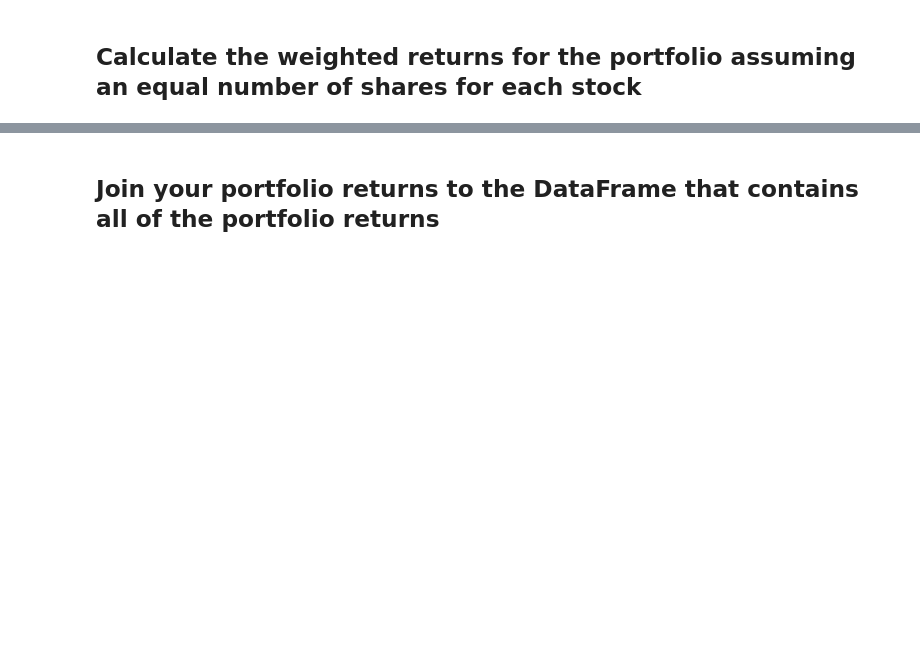
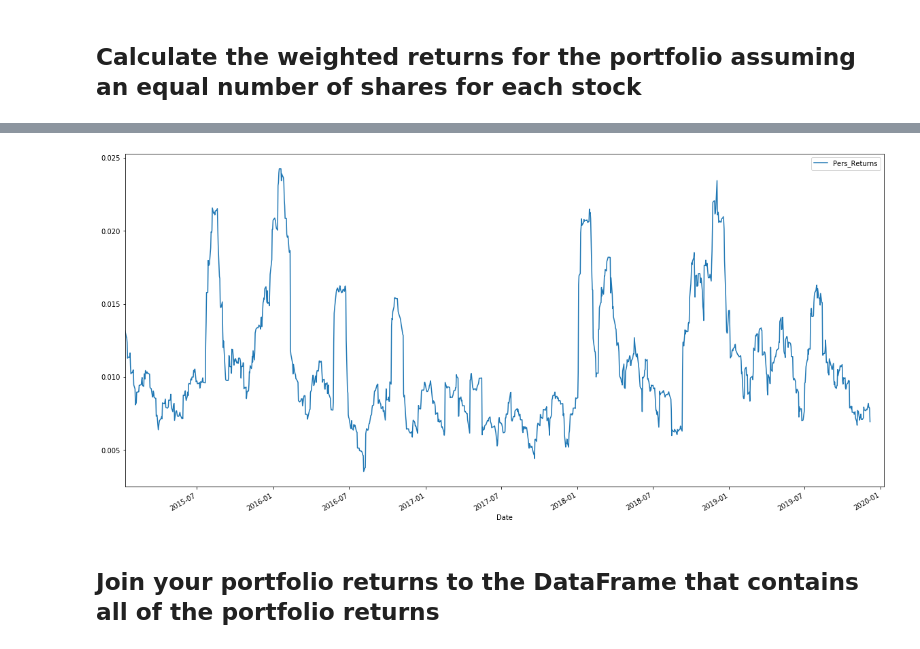
Before and after one commit to exposuretherapy/Pandas-Homework, a Jupyter notebook: whale_analysis.ipynb, the cells around one changed output, grey strips where cells are left out. Cells and saved outputs as stored; diff of their text form; code cells hidden in the pictures; blank space fills up the shorter version.

Commit message:
Finished the homework. Need to do the extra work for the exponentially rolling average. May change up stocks to reflect all those in aerospace and defense, as a study.

```diff
--- a/whale_analysis.ipynb
+++ b/whale_analysis.ipynb
@@ -470,0 +464,2 @@ dtype: float64
+# %%
+portfolio_returns.rename(columns={0:"Pers_Returns"}, inplace=True)
@@ -471,3 +476,7 @@ dtype: float64
+# %%
+portfolio_rolling_returns=portfolio_returns.rolling(window=21).std().plot(figsize=(20,10))
+# %% [output]
+[figure, added]
 # %% [markdown]
 ## Join your portfolio returns to the DataFrame that contains all of the portfolio returns
 # %%
```
Also changed, not shown: parts of 31 cells of this notebook.
